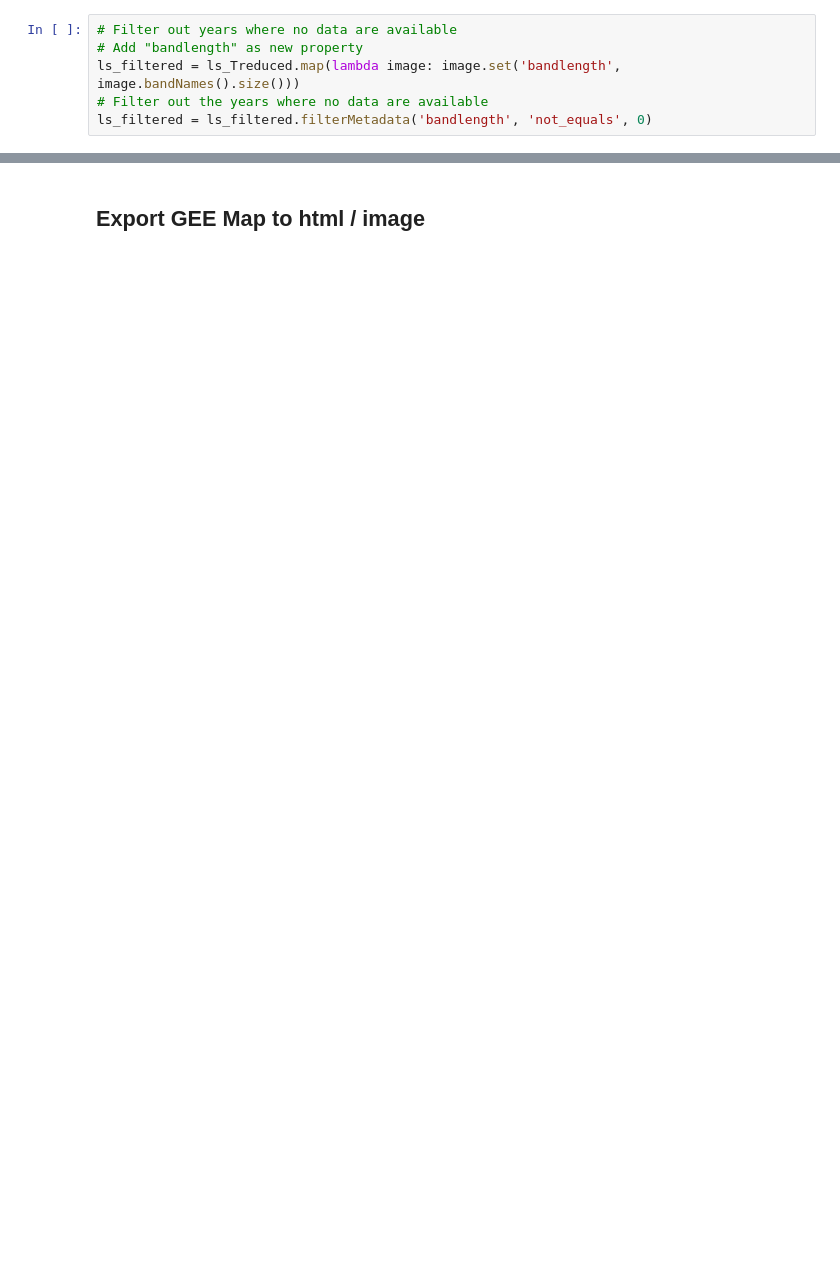
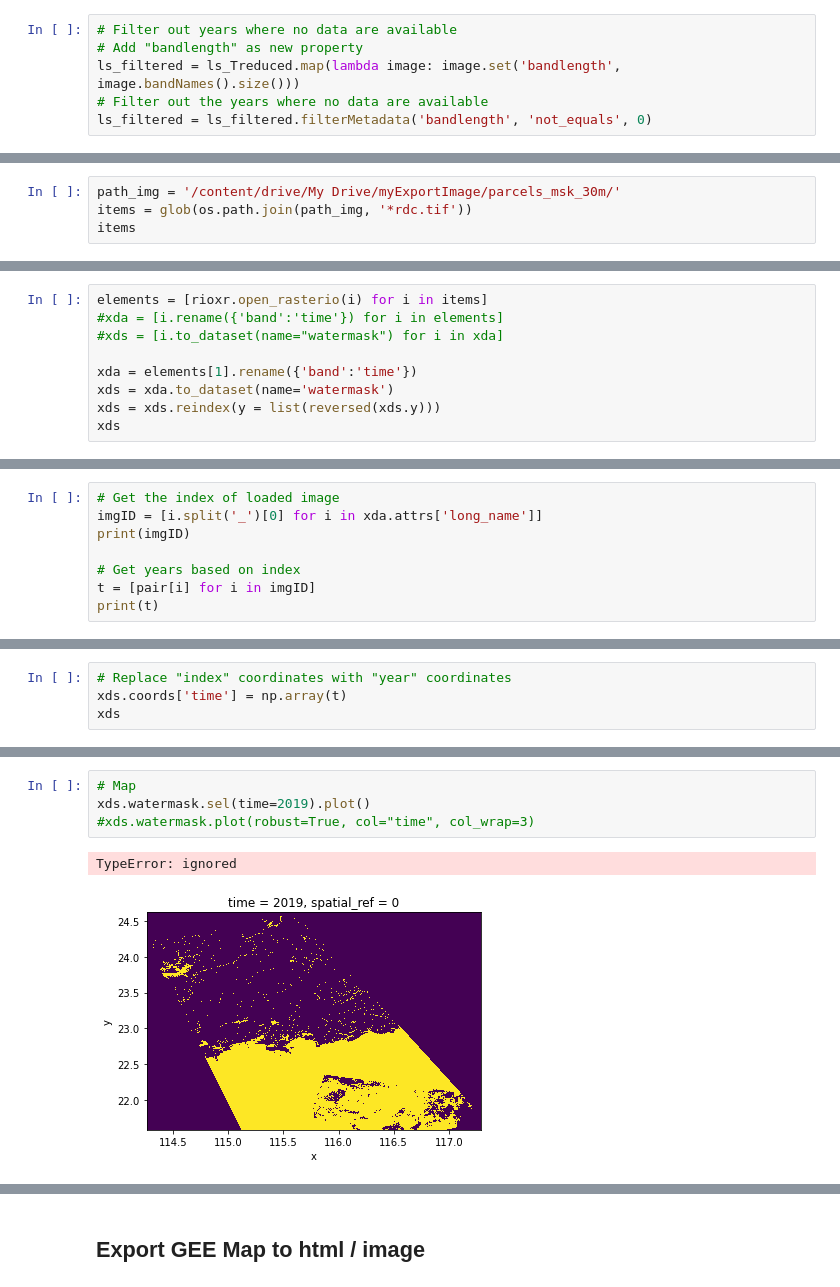
Before and after one commit to Shirobakaidou/Aquaponds, a Jupyter notebook: 04_export_waterMask+dataCoverage.ipynb, the cells around one changed output, grey strips where cells are left out. Drawn from its saved outputs; the diff is of its cells as text; blank space fills up the shorter version.

```diff
--- a/04_export_waterMask+dataCoverage.ipynb
+++ b/04_export_waterMask+dataCoverage.ipynb
@@ -431,0 +431,4 @@ Successfully installed geetools-0.6.14
+# %%
+path_img = '/content/drive/My Drive/myExportImage/parcels_msk_30m/'
+items = glob(os.path.join(path_img, '*rdc.tif'))
+items
@@ -431,0 +438,9 @@ Successfully installed geetools-0.6.14
+# %%
+elements = [rioxr.open_rasterio(i) for i in items]
+#xda = [i.rename({'band':'time'}) for i in elements]
+#xds = [i.to_dataset(name="watermask") for i in xda]
+
+xda = elements[1].rename({'band':'time'})
+xds = xda.to_dataset(name='watermask')
+xds = xds.reindex(y = list(reversed(xds.y)))
+xds
@@ -431,0 +457,8 @@ Successfully installed geetools-0.6.14
+# %%
+# Get the index of loaded image
+imgID = [i.split('_')[0] for i in xda.attrs['long_name']]
+print(imgID)
+
+# Get years based on index
+t = [pair[i] for i in imgID]
+print(t)
@@ -431,0 +468,4 @@ Successfully installed geetools-0.6.14
+# %%
+# Replace "index" coordinates with "year" coordinates
+xds.coords['time'] = np.array(t)
+xds
@@ -431,0 +482,7 @@ Successfully installed geetools-0.6.14
+# %%
+# Map
+xds.watermask.sel(time=2019).plot()
+#xds.watermask.plot(robust=True, col="time", col_wrap=3)
+# %% [output]
+TypeError: ignored
+[figure, added]
```
Also changed, not shown: parts of 40 cells of this notebook.
